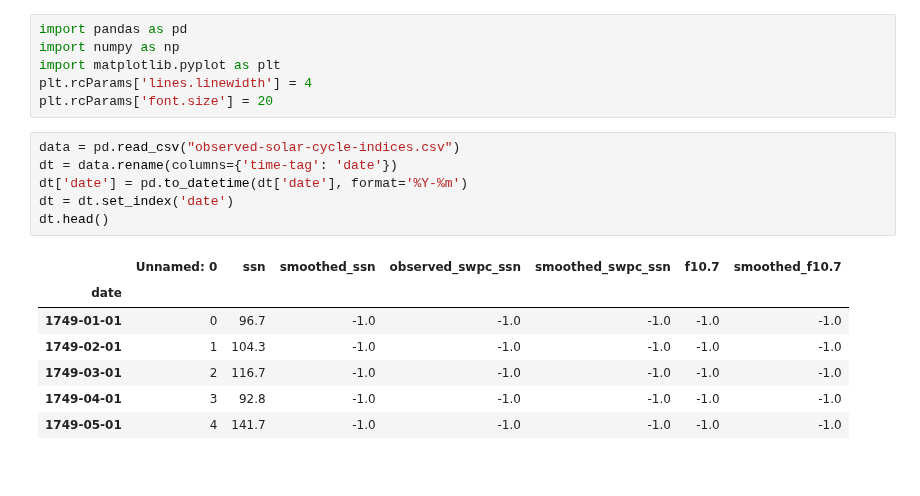
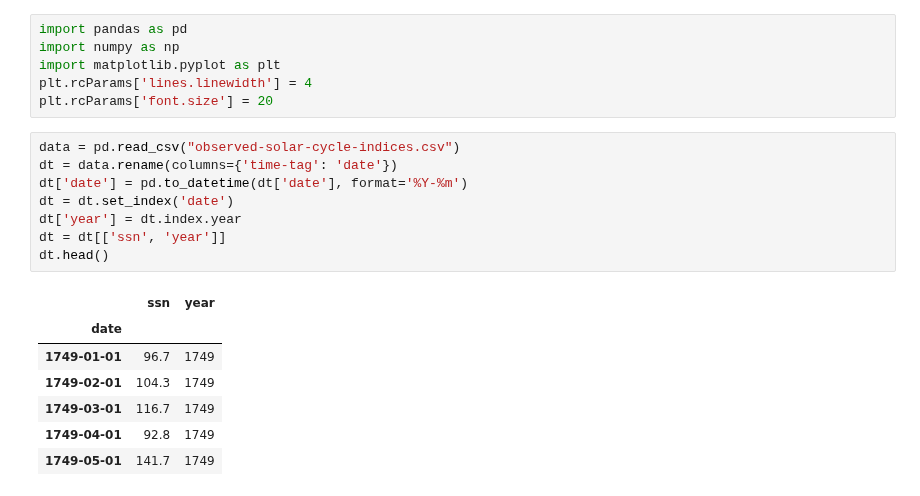
Before and after one commit to levetation/spaceweather, a Jupyter notebook: anova.ipynb, the cells around one changed output. Drawn from its saved outputs; the diff is of its cells as text.

```diff
--- a/anova.ipynb
+++ b/anova.ipynb
@@ -7,14 +7,16 @@ plt.rcParams['font.size'] = 20
 # %%
 data = pd.read_csv("observed-solar-cycle-indices.csv")
 dt = data.rename(columns={'time-tag': 'date'})
 dt['date'] = pd.to_datetime(dt['date'], format='%Y-%m')
 dt = dt.set_index('date')
+dt['year'] = dt.index.year
+dt = dt[['ssn', 'year']]
 dt.head()
 # %% [output]
-|  | Unnamed: 0 | ssn | smoothed_ssn | observed_swpc_ssn | smoothed_swpc_ssn | f10.7 | smoothed_f10.7 |
-| date |  |  |  |  |  |  |  |
-| 1749-01-01 | 0 | 96.7 | -1.0 | -1.0 | -1.0 | -1.0 | -1.0 |
-| 1749-02-01 | 1 | 104.3 | -1.0 | -1.0 | -1.0 | -1.0 | -1.0 |
-| 1749-03-01 | 2 | 116.7 | -1.0 | -1.0 | -1.0 | -1.0 | -1.0 |
-| 1749-04-01 | 3 | 92.8 | -1.0 | -1.0 | -1.0 | -1.0 | -1.0 |
-| 1749-05-01 | 4 | 141.7 | -1.0 | -1.0 | -1.0 | -1.0 | -1.0 |
+|  | ssn | year |
+| date |  |  |
+| 1749-01-01 | 96.7 | 1749 |
+| 1749-02-01 | 104.3 | 1749 |
+| 1749-03-01 | 116.7 | 1749 |
+| 1749-04-01 | 92.8 | 1749 |
+| 1749-05-01 | 141.7 | 1749 |
```
Also changed, not shown: parts of 6 cells of this notebook.
